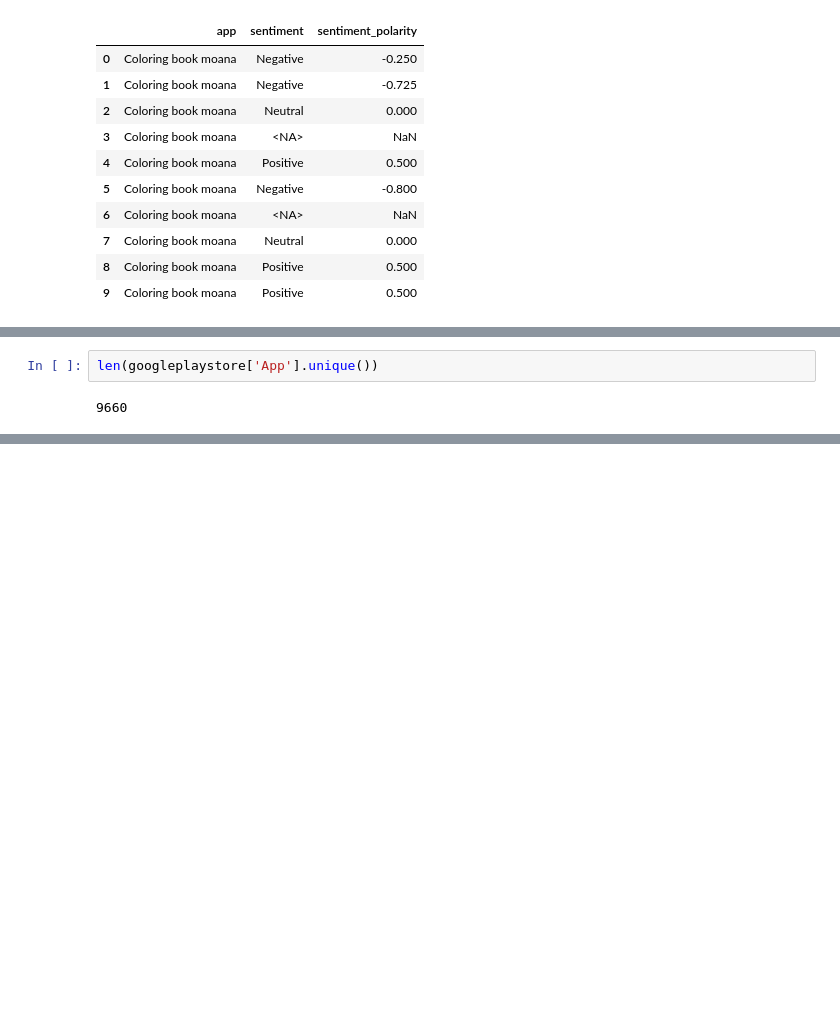
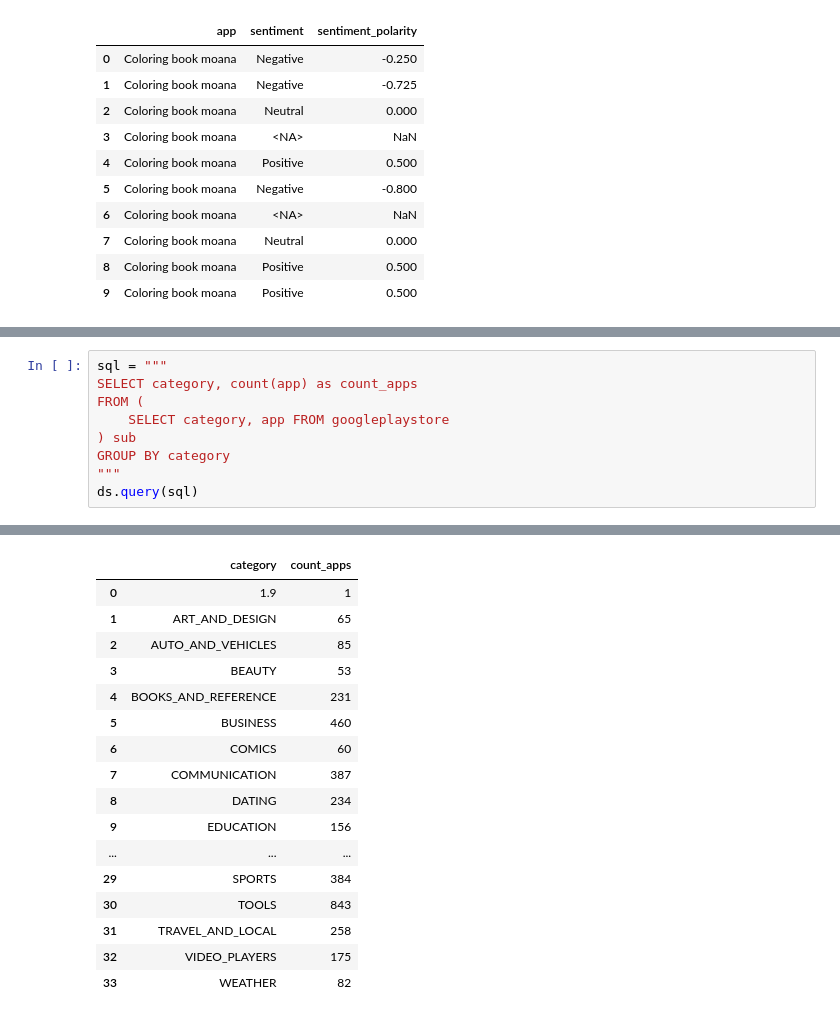
Before and after one commit to mindsdb/dfsql, a Jupyter notebook: testdrive.ipynb, the cells around one changed output, grey strips where cells are left out. Saved outputs shown, nothing was run; the diff lists cells and outputs as text; blank space fills up the shorter version.

```diff
--- a/testdrive.ipynb
+++ b/testdrive.ipynb
@@ -239,4 +218,10 @@ ds.query(sql)
-# %%
-len(googleplaystore['App'].unique())
-# %% [output]
-9660
+# %%
+sql = """
+SELECT category, count(app) as count_apps
+FROM (
+    SELECT category, app FROM googleplaystore
+) sub
+GROUP BY category
+"""
+ds.query(sql)
+# %% [output]
@@ -242,0 +236,17 @@ len(googleplaystore['App'].unique())
+|  | category | count_apps |
+| 0 | 1.9 | 1 |
+| 1 | ART_AND_DESIGN | 65 |
+| 2 | AUTO_AND_VEHICLES | 85 |
+| 3 | BEAUTY | 53 |
+| 4 | BOOKS_AND_REFERENCE | 231 |
+| 5 | BUSINESS | 460 |
+| 6 | COMICS | 60 |
+| 7 | COMMUNICATION | 387 |
+| 8 | DATING | 234 |
+| 9 | EDUCATION | 156 |
+| ... | ... | ... |
+| 29 | SPORTS | 384 |
+| 30 | TOOLS | 843 |
+| 31 | TRAVEL_AND_LOCAL | 258 |
+| 32 | VIDEO_PLAYERS | 175 |
+| 33 | WEATHER | 82 |
```
Also changed, not shown: parts of 12 cells of this notebook, 4 other files.
